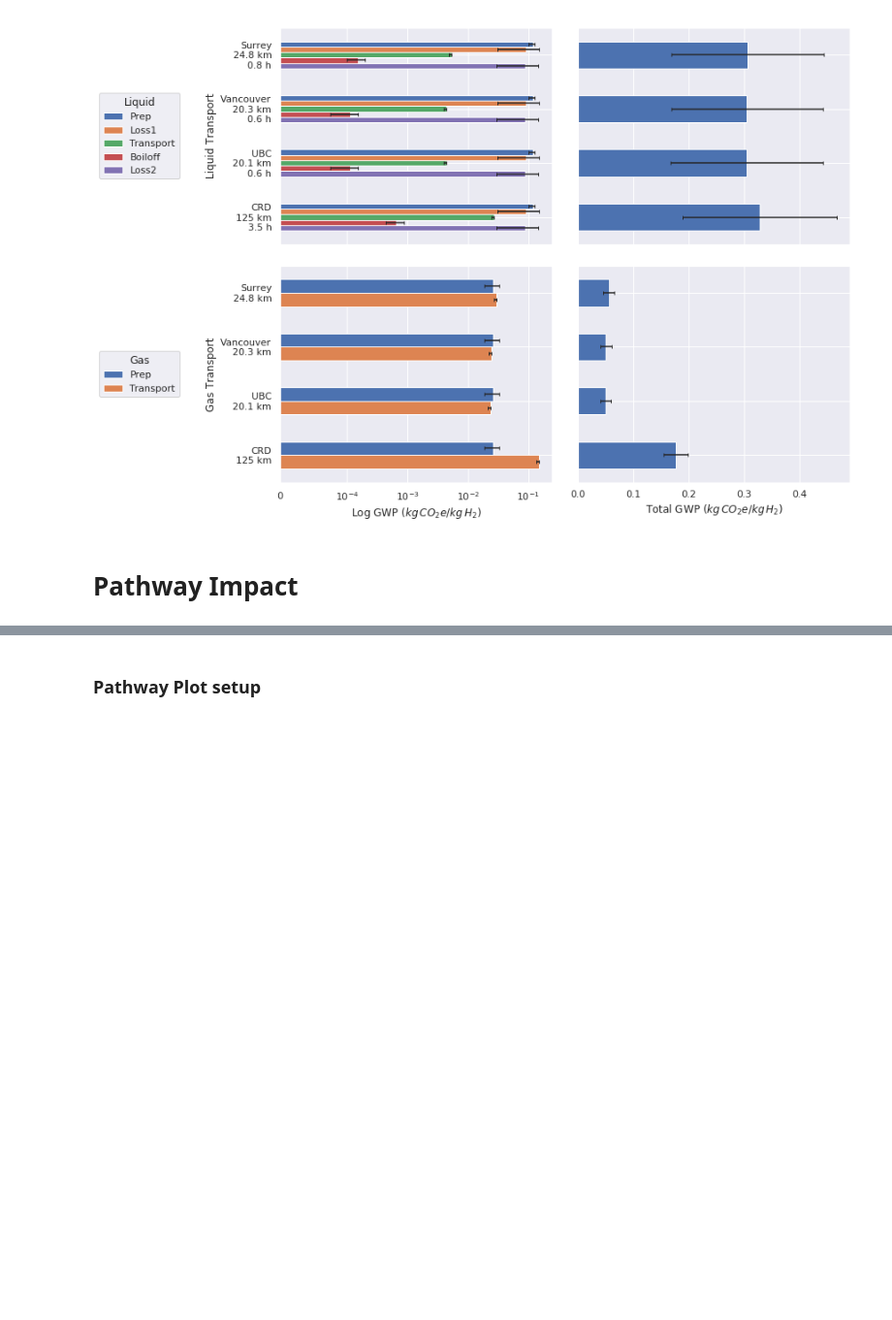
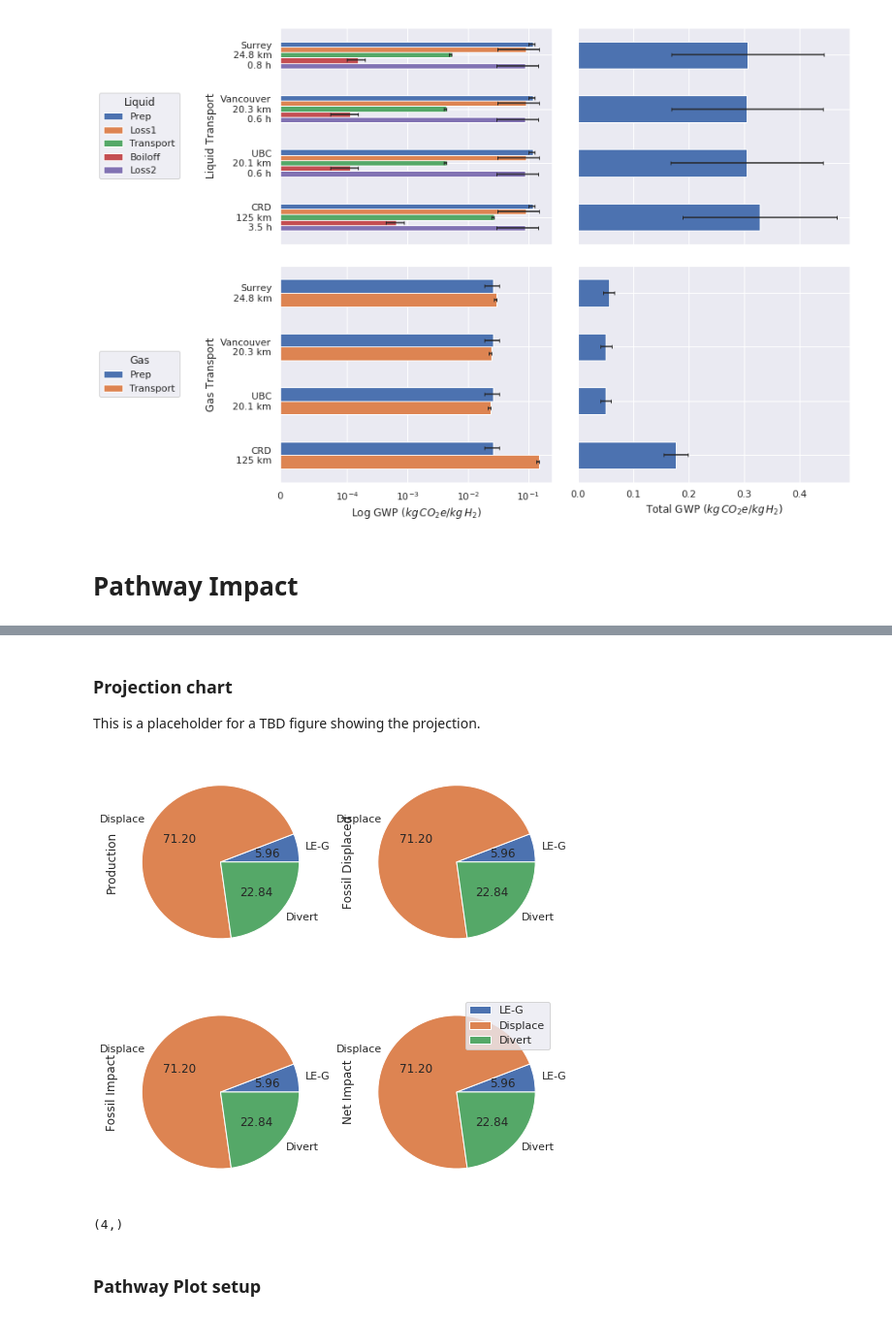
Before and after one commit to ajuuvic/h2paper, a Jupyter notebook: Plots.ipynb, the cells around one changed output, grey strips where cells are left out. Shown at 97% size. Saved outputs shown, nothing was run; the diff lists cells and outputs as text; code cells hidden in the pictures; blank space fills up the shorter version.

```diff
--- a/Plots.ipynb
+++ b/Plots.ipynb
@@ -330,0 +333,13 @@ display(pne)
+# %%
+reload(utils)
+prj = utils.data_frame_from_xlsx(workbook,"proj_table"
+         ,header_row=True
+         ,shorten_names=False
+         ,index_col='Source'
+        ).iloc[0:-1,:]
+prj.columns = ['Source','Production','H2 Equiv','H2 Impact','Fossil Displaced'
+               ,'Fossil Impact','Net Impact']
+#prj['f'] = -1* prj['Fossil Displaced']
+prj['Fossil Impact'] = -prj['Fossil Impact']
+prj['Net Impact'] = -prj['Net Impact']
+prj
@@ -331,3 +352,22 @@ display(pne)
+# %% [markdown]
+### Projection chart
+This is a placeholder for a TBD figure showing the projection.
+# %%
+fig, axes = plt.subplots(2,2
+     ,figsize=(8, 8)
+    )
+cols = ['Production','Fossil Displaced','Fossil Impact','Net Impact']
+for i, a in enumerate(axes.flatten()):
+    p = prj.plot.pie(cols[i],ax=a,autopct='%.2f')
+
+    if i==3: break
+    a.get_legend().remove()
+# %% [output]
+[figure, added]
+# %%
+np.shape()
+# %% [output]
+(4,)
 # %% [markdown]
 ### Pathway Plot setup
 # %%
```
Also changed, not shown: parts of 3 cells of this notebook, 1 other file.
